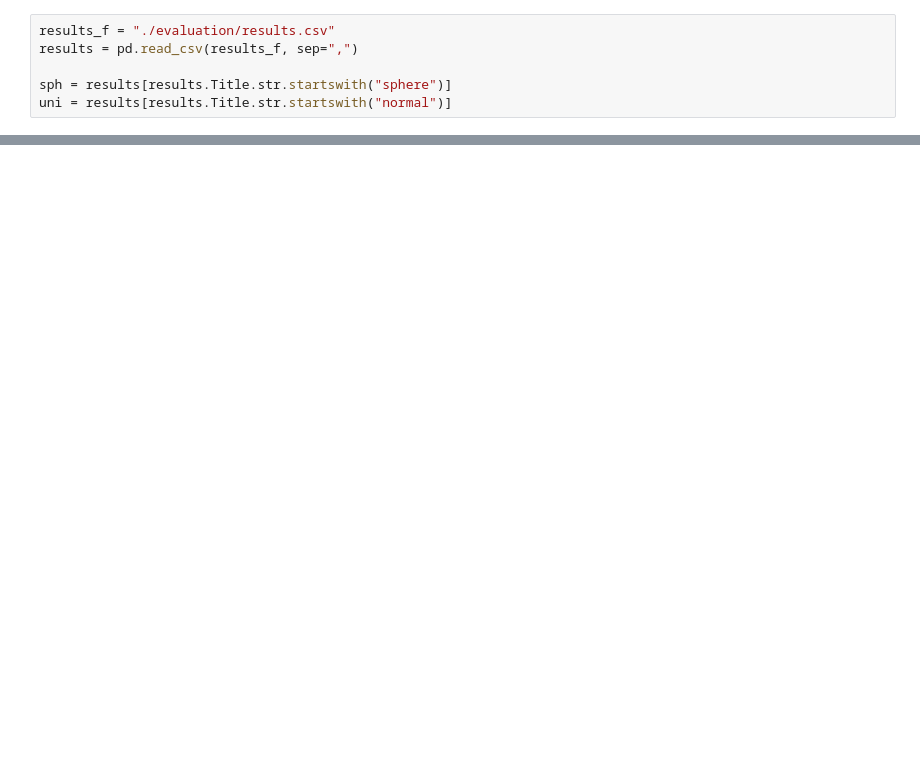
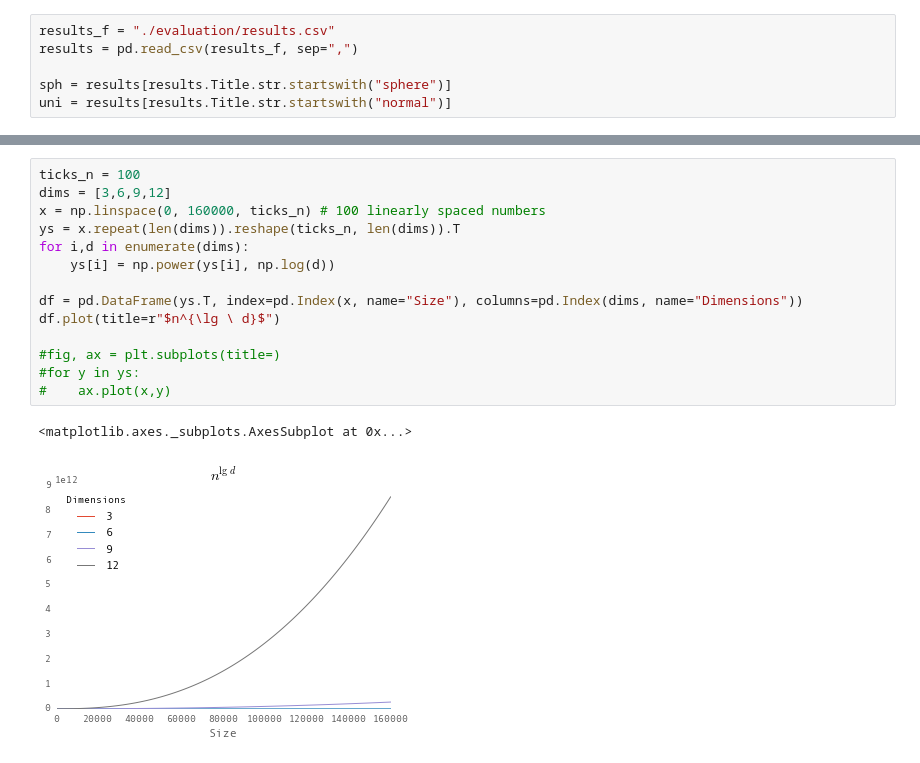
Before and after one commit to fu-berlin-swp-2014/center-points, a Jupyter notebook: plotting.ipynb, the cells around one changed output, grey strips where cells are left out. Cells and saved outputs as stored; diff of their text form; blank space fills up the shorter version.

```diff
--- a/plotting.ipynb
+++ b/plotting.ipynb
@@ -40,0 +75,17 @@ sph_p
+# %%
+ticks_n = 100
+dims = [3,6,9,12]
+x = np.linspace(0, 160000, ticks_n) # 100 linearly spaced numbers
+ys = x.repeat(len(dims)).reshape(ticks_n, len(dims)).T
+for i,d in enumerate(dims):
+    ys[i] = np.power(ys[i], np.log(d))
+
+df = pd.DataFrame(ys.T, index=pd.Index(x, name="Size"), columns=pd.Index(dims, name="Dimensions"))
+df.plot(title=r"$n^{\lg \ d}$")
+
+#fig, ax = plt.subplots(title=)
+#for y in ys:
+#    ax.plot(x,y)
+# %% [output]
+<matplotlib.axes._subplots.AxesSubplot at 0x...>
+[figure, added]
```
Also changed, not shown: parts of 6 cells of this notebook.
